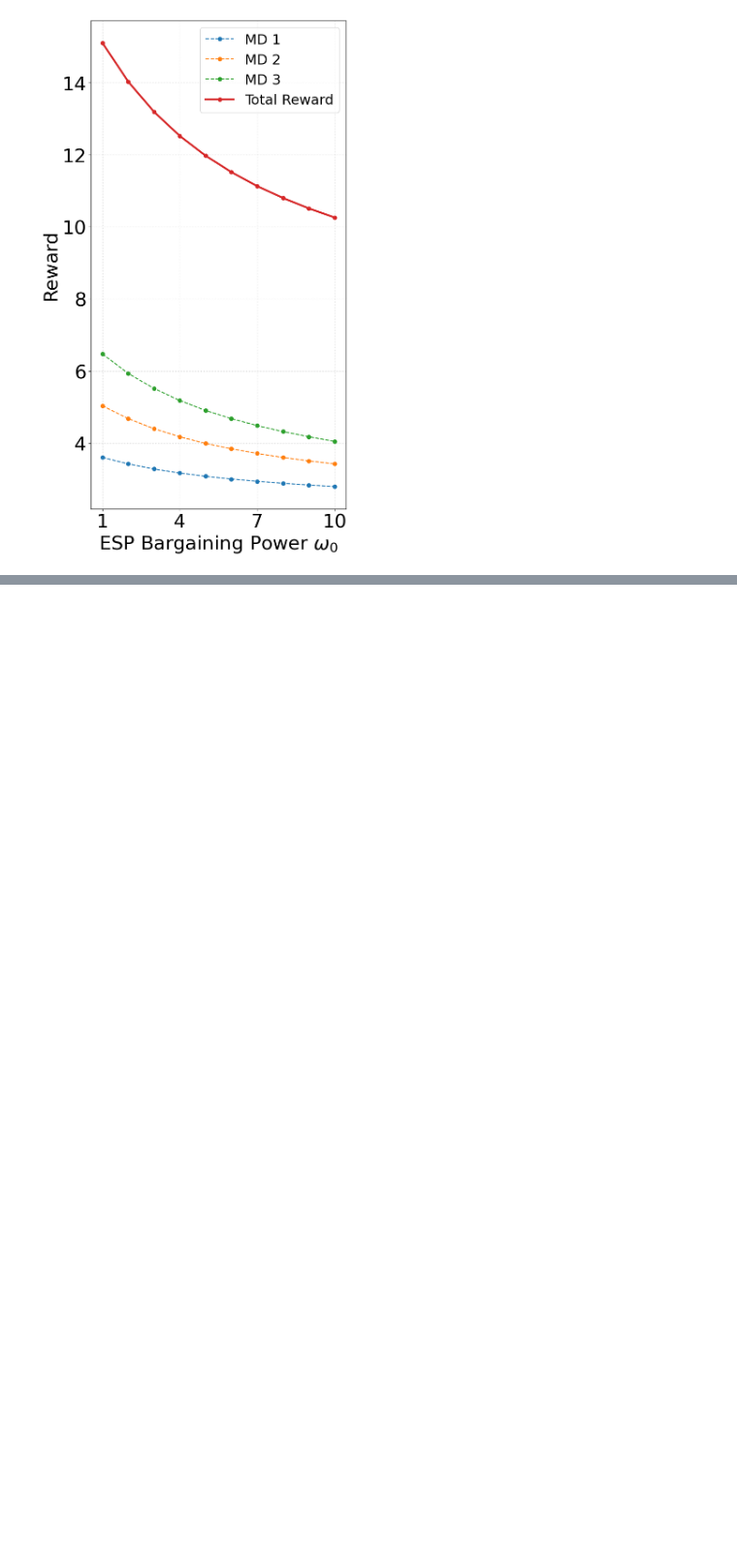
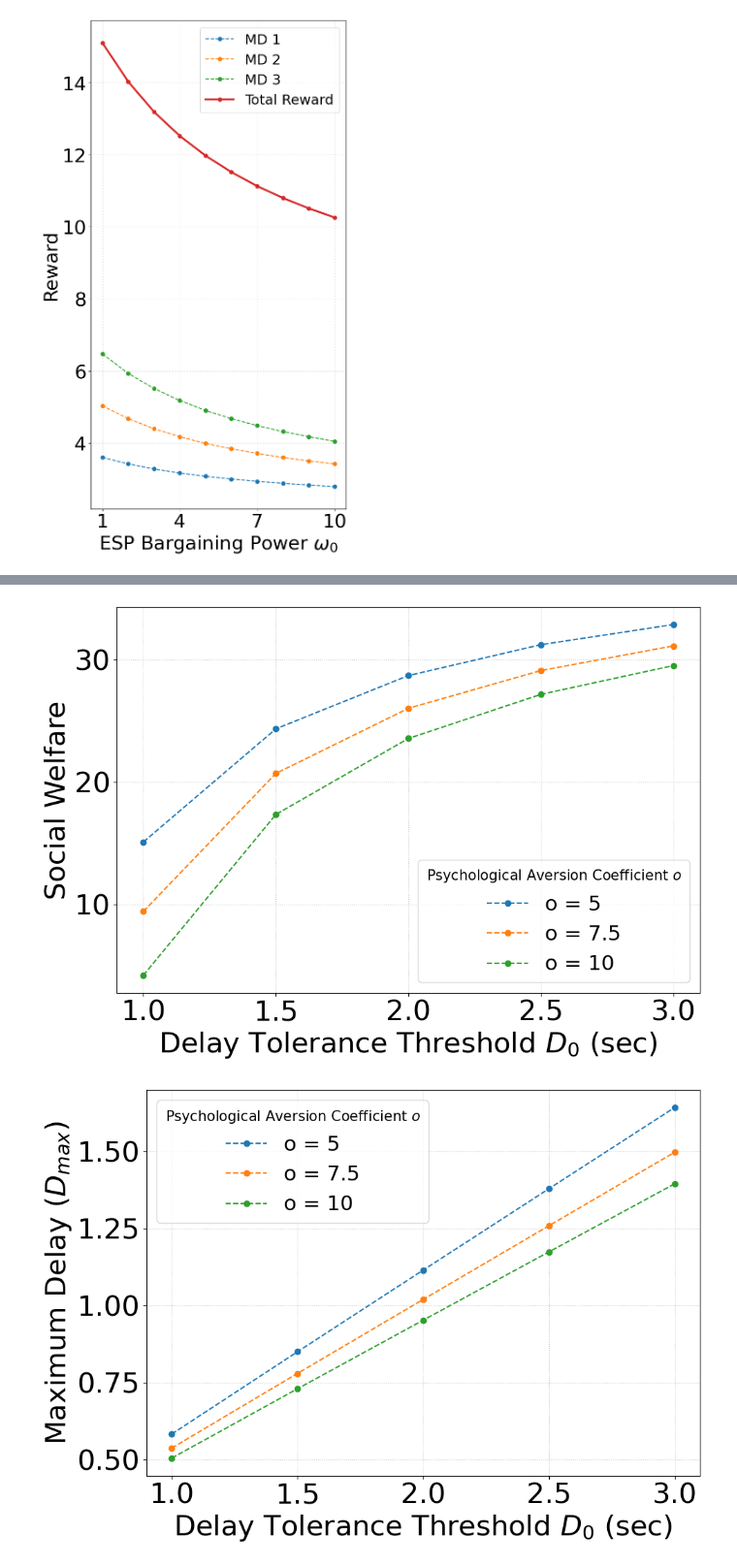
Before and after one commit to Barytes/NBS_project, a Jupyter notebook: plot.ipynb, the cells around one changed output, grey strips where cells are left out. Shown at 97% size. Cells and saved outputs as stored; diff of their text form; code cells hidden in the pictures; blank space fills up the shorter version.

```diff
--- a/plot.ipynb
+++ b/plot.ipynb
@@ -661,0 +749,44 @@ for title, data_history in all_data.items():
+# %%
+# --- 2. 绘图准备 ---
+# 为了方便循环绘图，我们将所有数据和对应的标题、标签打包
+all_data = {
+    "Social Welfare": sw_history,
+    "Maximum Delay ($D_{max}$)": Dm_history,
+    "Mean Allocated Power ($\overline{p_n}$)": pmean_history,
+    "Mean MD Utility ($\overline{U_n}$)": umean_history,
+    "Mean Reward ($\overline{r_n}$)": rmean_history
+}
+
+# 2. 绘图准备
+
+# 3. 循环生成图表
+for title, data_history in all_data.items():
+
+    # 设置全局字体大小 (保持不变)
+    plt.rc('axes', labelsize=30)
+    plt.rc('xtick', labelsize=30)
+    plt.rc('ytick', labelsize=30)
+    plt.rc('legend', fontsize=22)
+
+    plt.figure(figsize=(10, 7))
+
+    # 在同一张图上，为每个 o 值绘制一条曲线
+    for i, o_val in enumerate(o_list):
+        plt.plot(D0_list, data_history[i], marker='o', linestyle='--',label=f'o = {o_val}')
+
+    # 美化图表
+    plt.xlabel('Delay Tolerance Threshold $D_0$ (sec)', fontsize=30) # 保持与全局字体大小一致
+
+    # 【修改三】调整Y轴标题的字号
+    plt.ylabel(title, fontsize=30)
+
+    # 【修改一续】设置X轴的刻度位置和对应的文本标签
+    plt.xticks(ticks=D0_list)
+
+    plt.grid(True, linestyle=':', alpha=0.7)
+    plt.legend(title='Psychological Aversion Coefficient $o$',title_fontsize=15)
+    plt.tight_layout()
+    plt.show()
+# %% [output]
+[figure, added]
+[figure, added]
```
Also changed, not shown: parts of 4 cells of this notebook, 22 other files.
